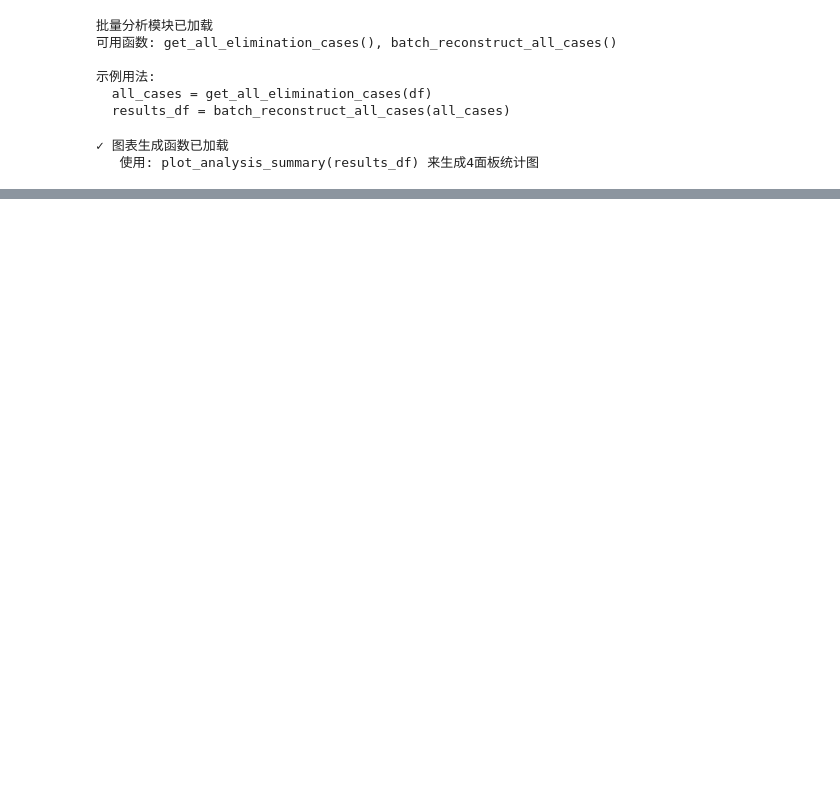
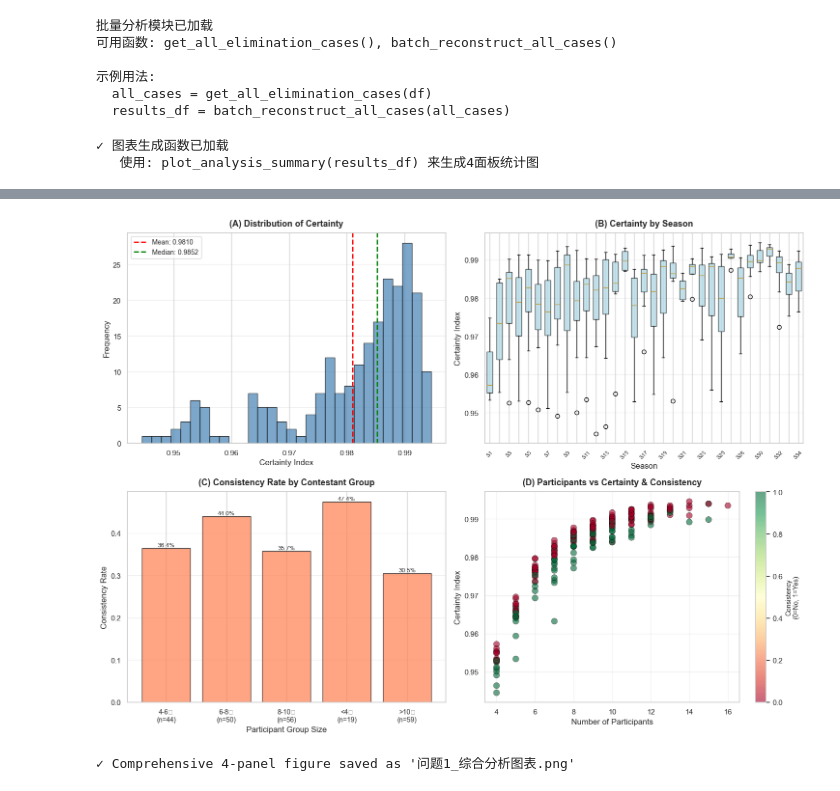
Before and after one commit to fuxiaoji/mcm, a Jupyter notebook: c/问题1_完整分析/问题1.ipynb, the cells around one changed output, grey strips where cells are left out. Drawn from its saved outputs; the diff is of its cells as text; code cells hidden in the pictures; blank space fills up the shorter version.

```diff
--- a/c/问题1_完整分析/问题1.ipynb
+++ b/c/问题1_完整分析/问题1.ipynb
@@ -606,0 +684,71 @@ print("   使用: plot_analysis_summary(results_df) 来生成4面板统计图")
+# %%
+# Generate comprehensive 4-panel analysis figure with English labels
+fig, axes = plt.subplots(2, 2, figsize=(15, 11))
+
+# Panel A: Distribution of Certainty
+ax = axes[0, 0]
+ax.hist(results_df['certainty'], bins=30, color='steelblue', edgecolor='black', alpha=0.7)
+mean_cert = results_df['certainty'].mean()
+median_cert = results_df['certainty'].median()
+ax.axvline(mean_cert, color='red', linestyle='--', linewidth=2, label=f'Mean: {mean_cert:.4f}')
+ax.axvline(median_cert, color='green', linestyle='--', linewidth=2, label=f'Median: {median_cert:.4f}')
+ax.set_xlabel('Certainty Index', fontsize=12)
+ax.set_ylabel('Frequency', fontsize=12)
+ax.set_title('(A) Distribution of Certainty', fontsize=13, fontweight='bold', pad=10)
+ax.legend(fontsize=10)
+ax.grid(axis='y', alpha=0.3)
+
+# Panel B: Certainty by Season (Boxplot)
+ax = axes[0, 1]
+seasons = sorted(results_df['season'].unique())
+season_data = [results_df[results_df['season'] == s]['certainty'].values for s in seasons]
+bp = ax.boxplot(season_data, labels=[f'S{s}' for s in seasons],
+                 patch_artist=True, notch=False, widths=0.6)
+for patch in bp['boxes']:
+    patch.set_facecolor('lightblue')
+    patch.set_alpha(0.7)
+ax.set_xlabel('Season', fontsize=12)
+ax.set_ylabel('Certainty Index', fontsize=12)
+ax.set_title('(B) Certainty by Season', fontsize=13, fontweight='bold', pad=10)
+ax.grid(axis='y', alpha=0.3)
+ax.set_xticklabels([f'S{s}' if i % 2 == 0 else '' for i, s in enumerate(seasons)], rotation=45, fontsize=8)
+
+# Panel C: Consistency Rate by Group Size
+ax = axes[1, 0]
+size_groups = results_df.groupby('size_group')['rank_consistency'].agg(['mean', 'count']).reset_index()
+size_groups = size_groups.sort_values('size_group')
+bars = ax.bar(range(len(size_groups)), size_groups['mean'], color='coral', edgecolor='black', alpha=0.7)
+ax.set_xlabel('Participant Group Size', fontsize=12)
+ax.set_ylabel('Consistency Rate', fontsize=12)
+ax.set_title('(C) Consistency Rate by Contestant Group', fontsize=13, fontweight='bold', pad=10)
+ax.set_xticks(range(len(size_groups)))
+ax.set_xticklabels([f"{g}\n(n={n})" for g, n in zip(size_groups['size_group'], size_groups['count'])], fontsize=10)
+ax.grid(axis='y', alpha=0.3)
+# Add value labels on bars
+for i, (bar, val) in enumerate(zip(bars, size_groups['mean'])):
+    height = bar.get_height()
+    ax.text(bar.get_x() + bar.get_width()/2., height,
+            f'{val:.1%}', ha='center', va='bottom', fontsize=9)
+
+# Panel D: Participants vs Certainty & Consistency (Scatter)
+ax = axes[1, 1]
+sizes = results_df['n_participants']
+certainties = results_df['certainty']
+consistency = results_df['rank_consistency']
+scatter = ax.scatter(sizes, certainties, c=consistency, cmap='RdYlGn', s=80, alpha=0.6,
+                    edgecolors='black', linewidth=0.5)
+ax.set_xlabel('Number of Participants', fontsize=12)
+ax.set_ylabel('Certainty Index', fontsize=12)
+ax.set_title('(D) Participants vs Certainty & Consistency', fontsize=13, fontweight='bold', pad=10)
+ax.grid(alpha=0.3)
+cbar = plt.colorbar(scatter, ax=ax)
+cbar.set_label('Consistency\n(0=No, 1=Yes)', fontsize=10)
+
+plt.tight_layout()
+plt.savefig('问题1_综合分析图表.png', dpi=150, bbox_inches='tight')
+plt.show()
+
+print("\n✓ Comprehensive 4-panel figure saved as '问题1_综合分析图表.png'")
+# %% [output]
+[figure, added]
+✓ Comprehensive 4-panel figure saved as '问题1_综合分析图表.png'
```
Also changed, not shown: parts of 6 cells of this notebook, 13 other files.
